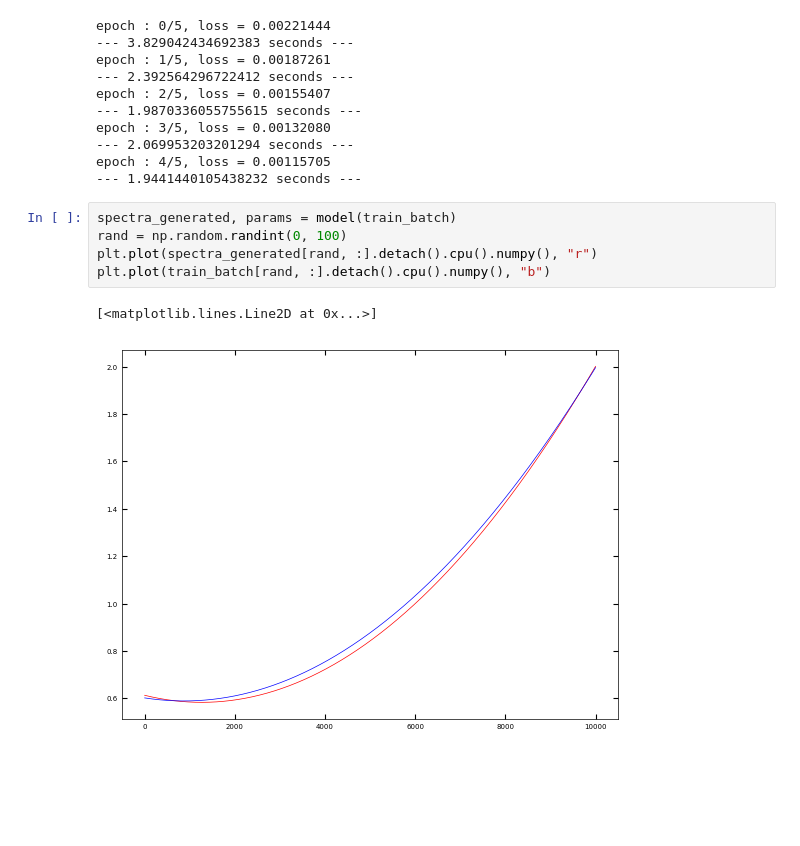
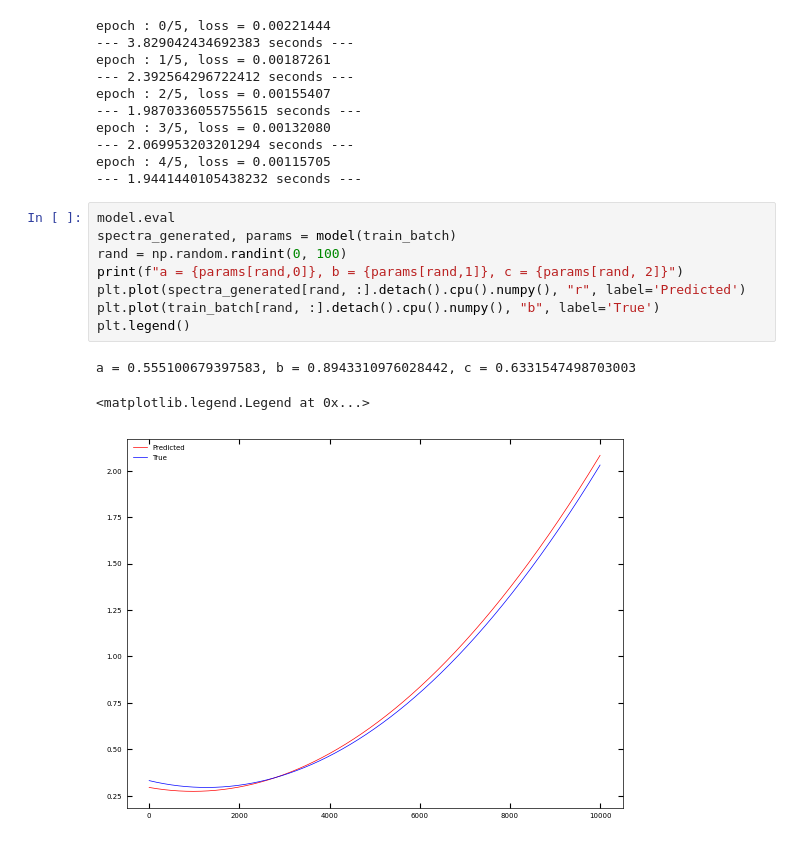
Before and after one commit to ctsai64/1DFitter, a Jupyter notebook: quadratic_function_multiscale1dfitter.ipynb, the cells around one changed output. Cells and saved outputs as stored; diff of their text form; blank space fills up the shorter version.

```diff
--- a/quadratic_function_multiscale1dfitter.ipynb
+++ b/quadratic_function_multiscale1dfitter.ipynb
@@ -282,10 +282,14 @@ epoch : 3/5, loss = 0.00132080
 epoch : 4/5, loss = 0.00115705
 --- 1.9441440105438232 seconds ---
 # %%
+model.eval
 spectra_generated, params = model(train_batch)
 rand = np.random.randint(0, 100)
-plt.plot(spectra_generated[rand, :].detach().cpu().numpy(), "r")
-plt.plot(train_batch[rand, :].detach().cpu().numpy(), "b")
+print(f"a = {params[rand,0]}, b = {params[rand,1]}, c = {params[rand, 2]}")
+plt.plot(spectra_generated[rand, :].detach().cpu().numpy(), "r", label='Predicted')
+plt.plot(train_batch[rand, :].detach().cpu().numpy(), "b", label='True')
+plt.legend()
 # %% [output]
-[<matplotlib.lines.Line2D at 0x...>]
+a = 0.555100679397583, b = 0.8943310976028442, c = 0.6331547498703003
+<matplotlib.legend.Legend at 0x...>
-[figure, old version]
+[figure, new version]
```
Also changed, not shown: 1 other file.
